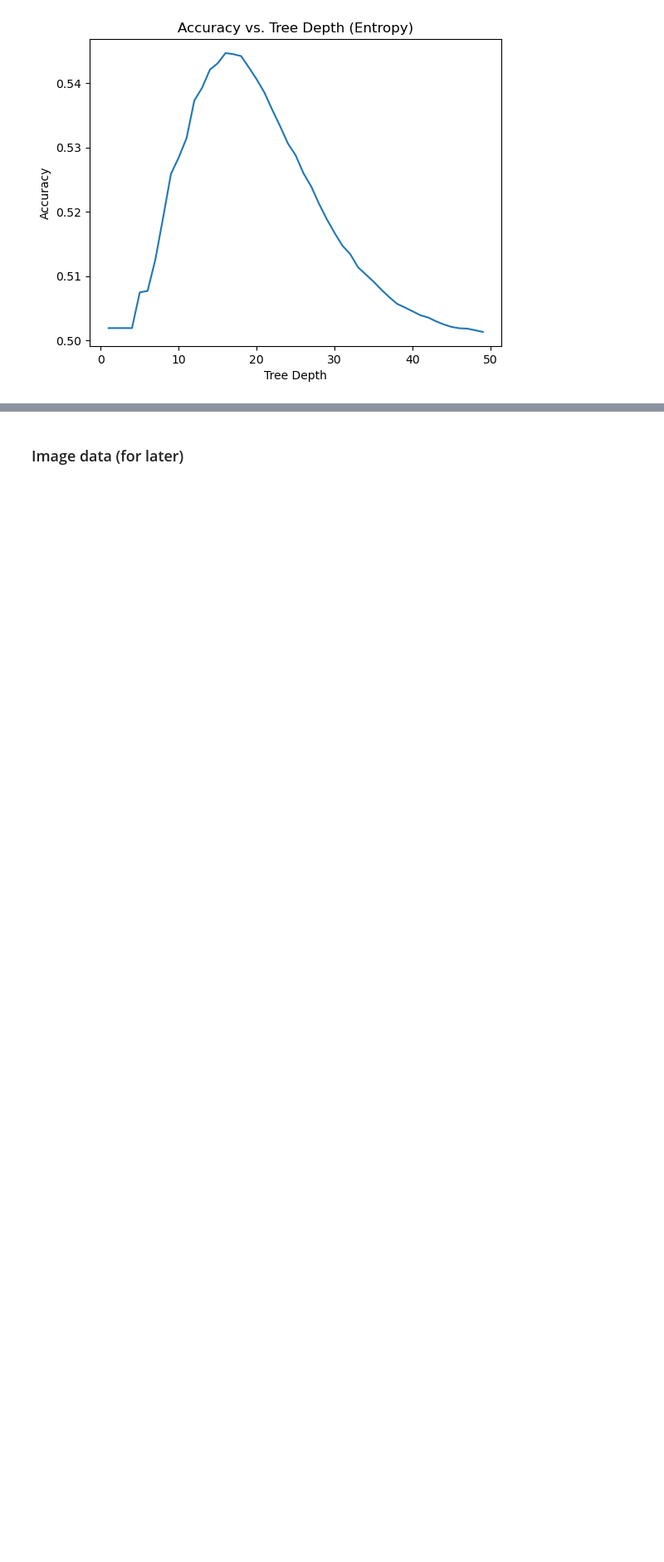
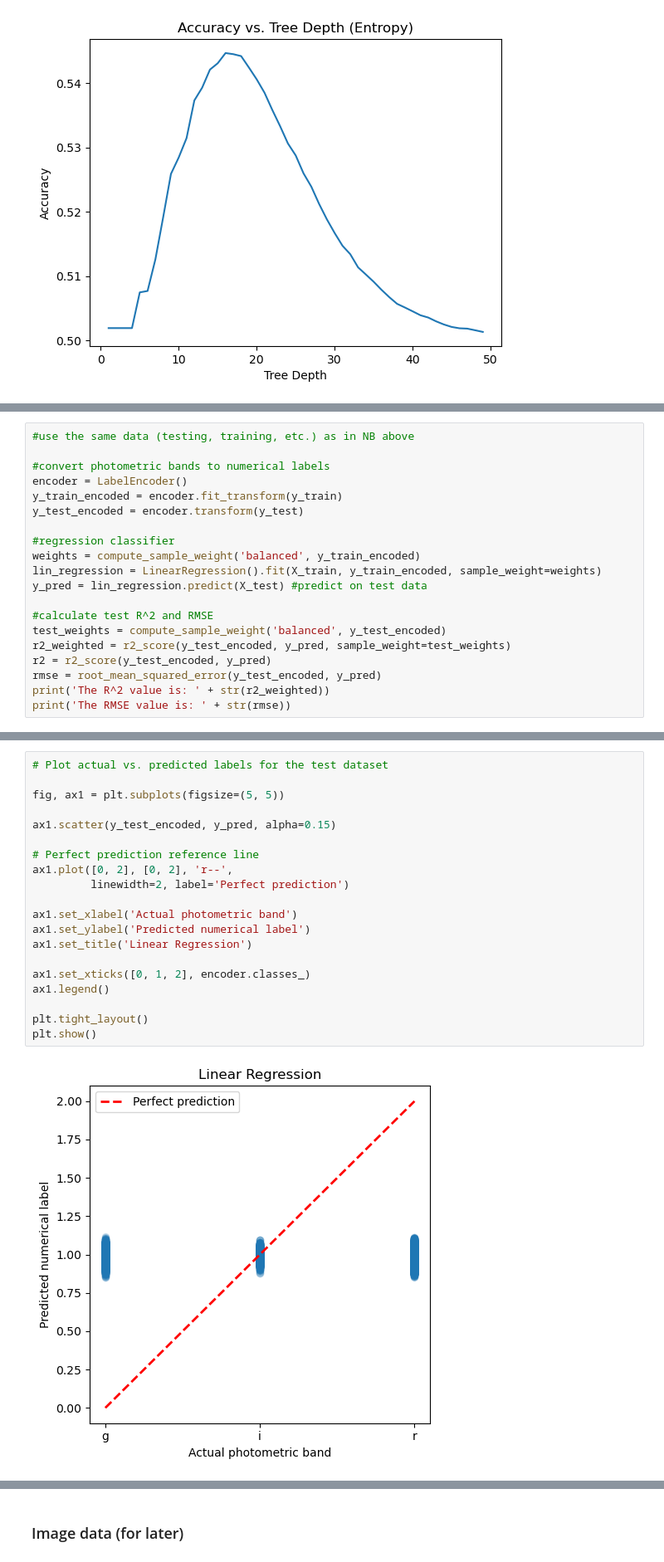
Before and after one commit to drmi7721/transient_clustering, a Jupyter notebook: notebooks/final_project_code.ipynb, the cells around one changed output, grey strips where cells are left out. Shown at 83% size. Cells and saved outputs as stored; diff of their text form; blank space fills up the shorter version.

```diff
--- a/notebooks/final_project_code.ipynb
+++ b/notebooks/final_project_code.ipynb
@@ -677,0 +717,20 @@ plt.savefig('accuracy_depth.png')
+# %%
+#use the same data (testing, training, etc.) as in NB above
+
+#convert photometric bands to numerical labels
+encoder = LabelEncoder()
+y_train_encoded = encoder.fit_transform(y_train)
+y_test_encoded = encoder.transform(y_test)
+
+#regression classifier
+weights = compute_sample_weight('balanced', y_train_encoded)
+lin_regression = LinearRegression().fit(X_train, y_train_encoded, sample_weight=weights)
+y_pred = lin_regression.predict(X_test) #predict on test data
+
+#calculate test R^2 and RMSE
+test_weights = compute_sample_weight('balanced', y_test_encoded)
+r2_weighted = r2_score(y_test_encoded, y_pred, sample_weight=test_weights)
+r2 = r2_score(y_test_encoded, y_pred)
+rmse = root_mean_squared_error(y_test_encoded, y_pred)
+print('The R^2 value is: ' + str(r2_weighted))
+print('The RMSE value is: ' + str(rmse))
@@ -677,0 +740,22 @@ plt.savefig('accuracy_depth.png')
+# %%
+# Plot actual vs. predicted labels for the test dataset
+
+fig, ax1 = plt.subplots(figsize=(5, 5))
+
+ax1.scatter(y_test_encoded, y_pred, alpha=0.15)
+
+# Perfect prediction reference line
+ax1.plot([0, 2], [0, 2], 'r--',
+         linewidth=2, label='Perfect prediction')
+
+ax1.set_xlabel('Actual photometric band')
+ax1.set_ylabel('Predicted numerical label')
+ax1.set_title('Linear Regression')
+
+ax1.set_xticks([0, 1, 2], encoder.classes_)
+ax1.legend()
+
+plt.tight_layout()
+plt.show()
+# %% [output]
+[figure, added]
```
Also changed, not shown: parts of 22 cells of this notebook.
